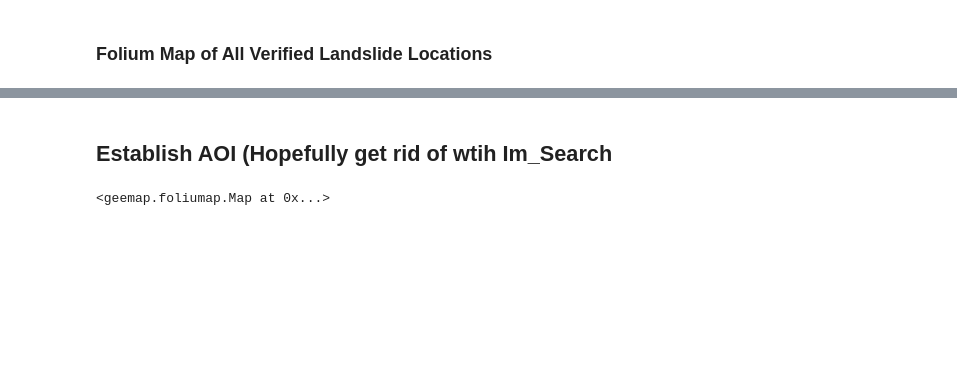
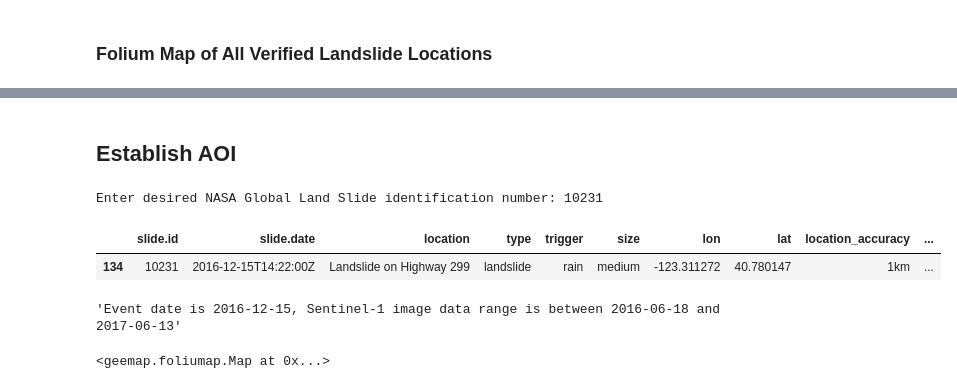
Before and after one commit to mthomp89/landslide-detect, a Jupyter notebook: presentations/Thompson_Manak_Final_Blog_Draft.ipynb, the cells around one changed output, grey strips where cells are left out. Saved outputs shown, nothing was run; the diff lists cells and outputs as text; code cells hidden in the pictures; blank space fills up the shorter version.

```diff
--- a/presentations/Thompson_Manak_Final_Blog_Draft.ipynb
+++ b/presentations/Thompson_Manak_Final_Blog_Draft.ipynb
@@ -134,4 +165,4 @@ display(mp)
 # %% [output]
 [interactive output not drawn]
 # %% [markdown]
-## Establish AOI (Hopefully get rid of wtih Im_Search
+## Establish AOI
@@ -161,0 +193,23 @@ aoi = ee.Geometry.Polygon(coords)
+# %%
+# INTEGRATE
+
+# Prompt user for AOI by GLC slide ID
+location = input('Enter desired NASA Global Land Slide identification number: ')
+# Grab location from gdf
+while True:
+    try:
+        # loc = landslide_gdf.loc[location]
+        loc = landslide_gdf[(landslide_gdf == location)]
+    except KeyError:
+        print("You have entered an invalid GLC Slide ID number, please try again.")
+    break
+
+new_df = landslide_gdf[(landslide_gdf['slide.id'] == location)]
+lon = new_df['lon'].values[0]
+lat = new_df['lat'].values[0]
+
+new_df
+# %% [output]
+Enter desired NASA Global Land Slide identification number: 10231
+|  | slide.id | slide.date | location | type | trigger | size | lon | lat | location_accuracy | ... |
+| 134 | 10231 | 2016-12-15T14:22:00Z | Landslide on Highway 299 | landslide | rain | medium | -123.311272 | 40.780147 | 1km | ... |
@@ -162 +230,17 @@ aoi = ee.Geometry.Polygon(coords)
+# %%
+# # INTEGRATE
+
+
+BASE_DATE = ee.Date(new_df['slide.date'].values[0][0:10])
+
+# Select 1 year surrounding the event
+start_date = BASE_DATE.advance(-180, 'days')
+end_date = BASE_DATE.advance(180, 'days')
+
+'Event date is {}, Sentinel-1 image data range is between {} and {}'.format(
+    BASE_DATE.format('YYYY-MM-dd').getInfo(),
+    start_date.format('YYYY-MM-dd').getInfo(),
+    end_date.format('YYYY-MM-dd').getInfo())
+# %% [output]
+'Event date is 2016-12-15, Sentinel-1 image data range is between 2016-06-18 and 2017-06-13'
 # %%
```
Also changed, not shown: parts of 30 cells of this notebook.
